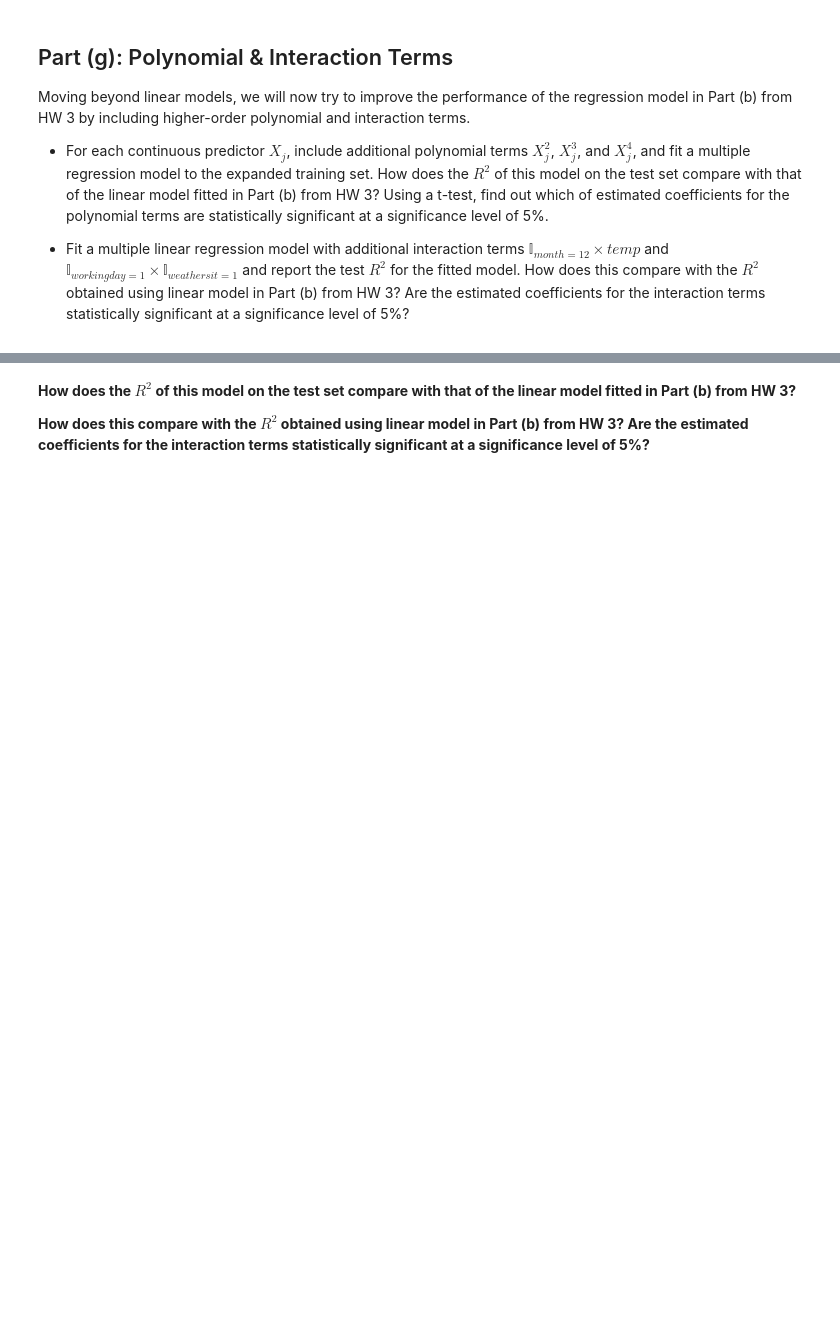
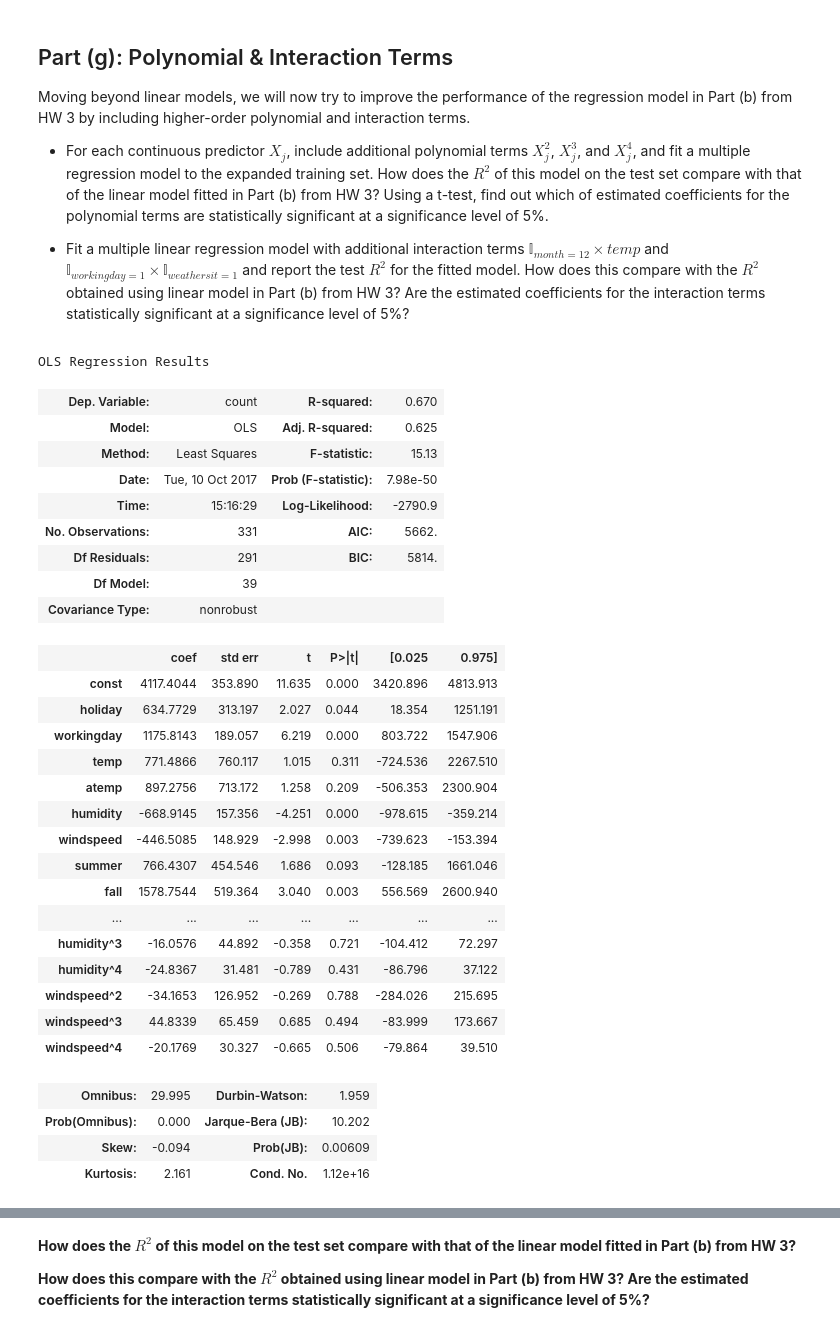
Before and after one commit to nondracek/CS109_GroupWork, a Jupyter notebook: 4/cs109a_hw4.ipynb, the cells around one changed output, grey strips where cells are left out. Cells and saved outputs as stored; diff of their text form; code cells hidden in the pictures; blank space fills up the shorter version.

```diff
--- a/4/cs109a_hw4.ipynb
+++ b/4/cs109a_hw4.ipynb
@@ -381,3 +381,38 @@ for column in continuousx:
     X_test = X_test.assign(column3=X3)
     X_test = X_test.assign(column4=X4)
     X_test.columns = x
+# %%
+X = sm.add_constant(X)
+model = sm.OLS(y, X).fit()
+model.summary()
+# %% [output]
+OLS Regression Results
+| Dep. Variable: | count | R-squared: | 0.670 |
+| Model: | OLS | Adj. R-squared: | 0.625 |
+| Method: | Least Squares | F-statistic: | 15.13 |
+| Date: | Tue, 10 Oct 2017 | Prob (F-statistic): | 7.98e-50 |
+| Time: | 15:16:29 | Log-Likelihood: | -2790.9 |
+| No. Observations: | 331 | AIC: | 5662. |
+| Df Residuals: | 291 | BIC: | 5814. |
+| Df Model: | 39 |  |  |
+| Covariance Type: | nonrobust |  |  |
+|  | coef | std err | t | P>|t| | [0.025 | 0.975] |
+| const | 4117.4044 | 353.890 | 11.635 | 0.000 | 3420.896 | 4813.913 |
+| holiday | 634.7729 | 313.197 | 2.027 | 0.044 | 18.354 | 1251.191 |
+| workingday | 1175.8143 | 189.057 | 6.219 | 0.000 | 803.722 | 1547.906 |
+| temp | 771.4866 | 760.117 | 1.015 | 0.311 | -724.536 | 2267.510 |
+| atemp | 897.2756 | 713.172 | 1.258 | 0.209 | -506.353 | 2300.904 |
+| humidity | -668.9145 | 157.356 | -4.251 | 0.000 | -978.615 | -359.214 |
+| windspeed | -446.5085 | 148.929 | -2.998 | 0.003 | -739.623 | -153.394 |
+| summer | 766.4307 | 454.546 | 1.686 | 0.093 | -128.185 | 1661.046 |
+| fall | 1578.7544 | 519.364 | 3.040 | 0.003 | 556.569 | 2600.940 |
+| ... | ... | ... | ... | ... | ... | ... |
+| humidity^3 | -16.0576 | 44.892 | -0.358 | 0.721 | -104.412 | 72.297 |
+| humidity^4 | -24.8367 | 31.481 | -0.789 | 0.431 | -86.796 | 37.122 |
+| windspeed^2 | -34.1653 | 126.952 | -0.269 | 0.788 | -284.026 | 215.695 |
+| windspeed^3 | 44.8339 | 65.459 | 0.685 | 0.494 | -83.999 | 173.667 |
+| windspeed^4 | -20.1769 | 30.327 | -0.665 | 0.506 | -79.864 | 39.510 |
+| Omnibus: | 29.995 | Durbin-Watson: | 1.959 |
+| Prob(Omnibus): | 0.000 | Jarque-Bera (JB): | 10.202 |
+| Skew: | -0.094 | Prob(JB): | 0.00609 |
+| Kurtosis: | 2.161 | Cond. No. | 1.12e+16 |
```
Also changed, not shown: parts of 2 cells of this notebook.
